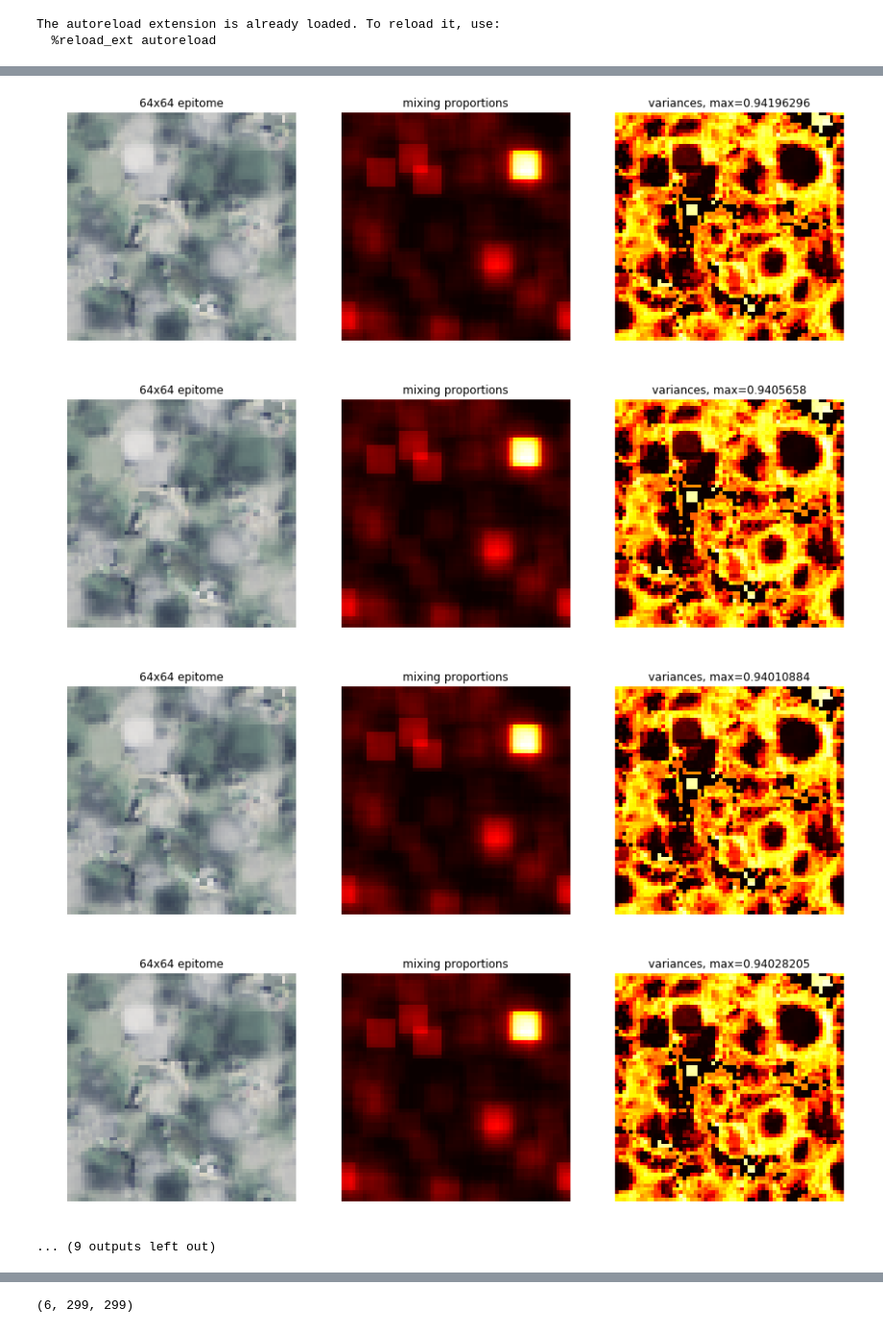
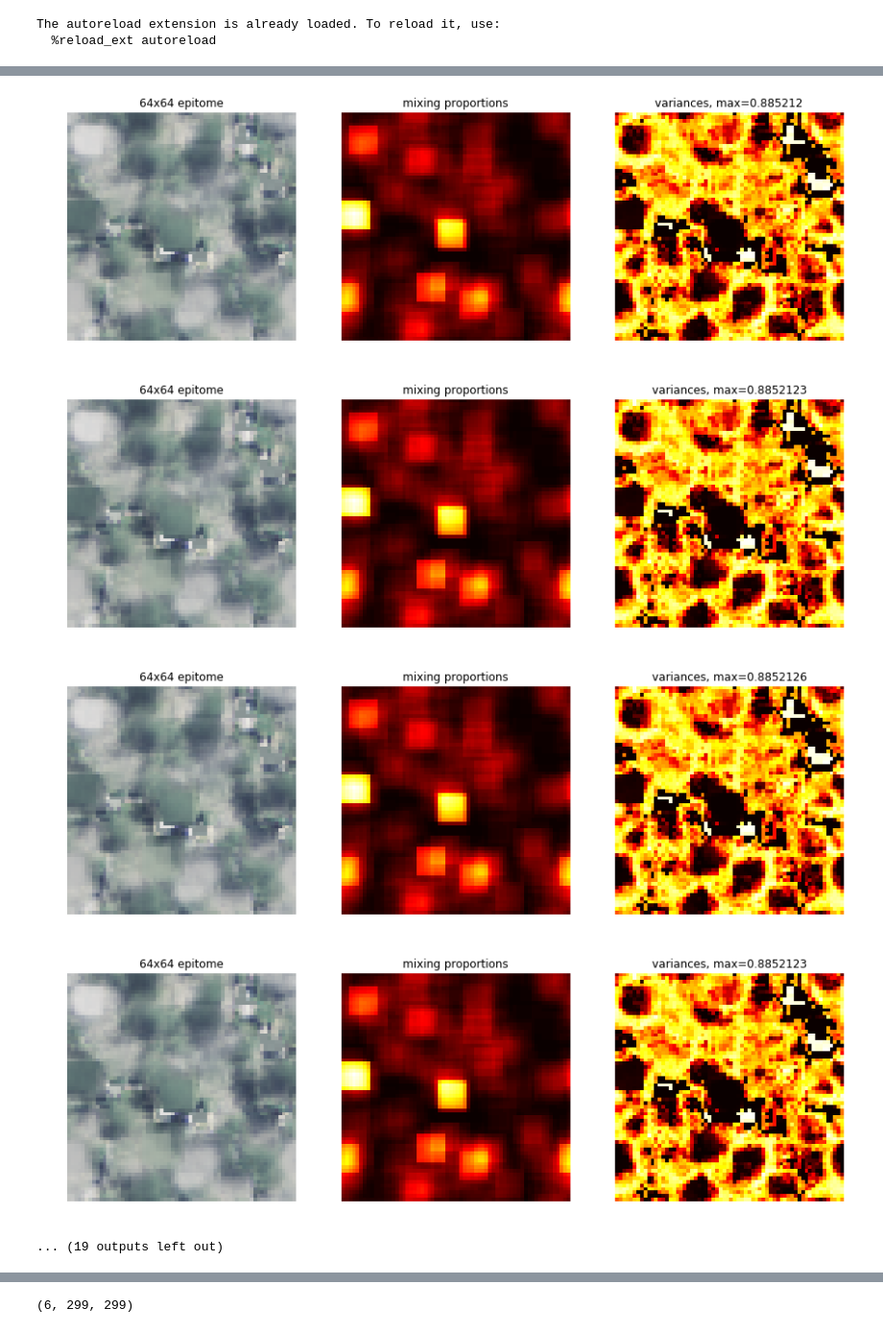
Before and after one commit to t-autran/epitome-pytorch, a Jupyter notebook: Epitome Pytorch.ipynb, the cells around one changed output, grey strips where cells are left out. Shown at 96% size. Cells and saved outputs as stored; diff of their text form; code cells hidden in the pictures.

```diff
--- a/Epitome Pytorch.ipynb
+++ b/Epitome Pytorch.ipynb
@@ -187,6 +187,6 @@ Wall time: 15.8 s
 %%time
 #sc will be changed to a single number
 #no longer accepts initializations of e or ev
-cProfile.run('e,ev,p,etr=epitome(trIMtorch,8,128,6000,20,.5)',sort='cumtime')
+cProfile.run('e,ev,p,etr=epitome(trIMtorch,8,128,6000,30,.5)',sort='cumtime')
 torch.cuda.empty_cache()
 # %% [output]
@@ -201,8 +201,8 @@ torch.cuda.empty_cache()
-[figure, old version]
+[figure, new version]
-[figure, old version]
+[figure, new version]
-[figure, old version]
+[figure, new version]
-[figure, old version]
+[figure, new version]
-... (9 outputs left out)
+... (19 outputs left out)
 # %%
 #Replaces the epitome (e,ev) of an image by another epitome image (emod)
 #keeping the mapping intact. The routine can be used to edit images or to
```
Also changed, not shown: parts of 6 cells of this notebook, 1 other file.
